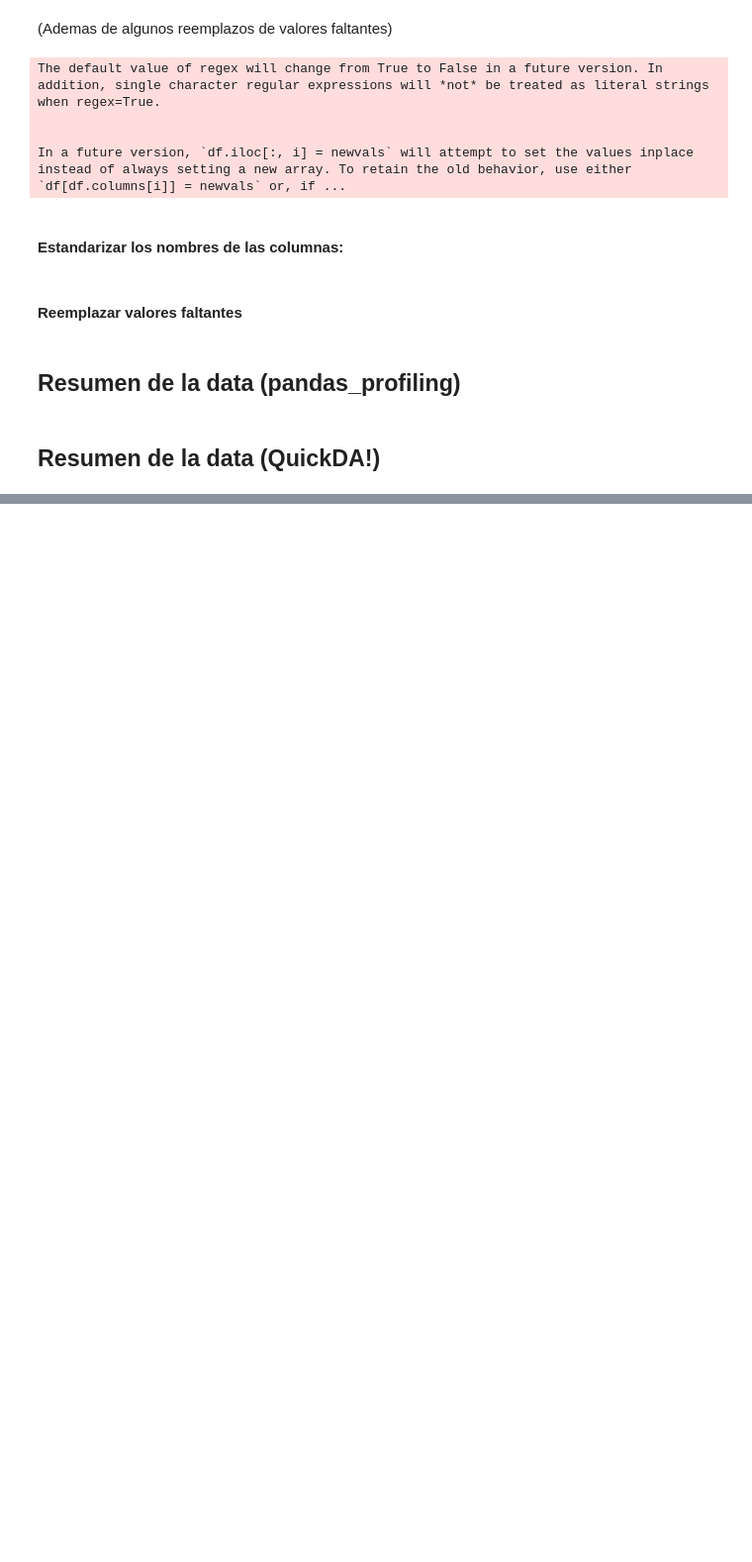
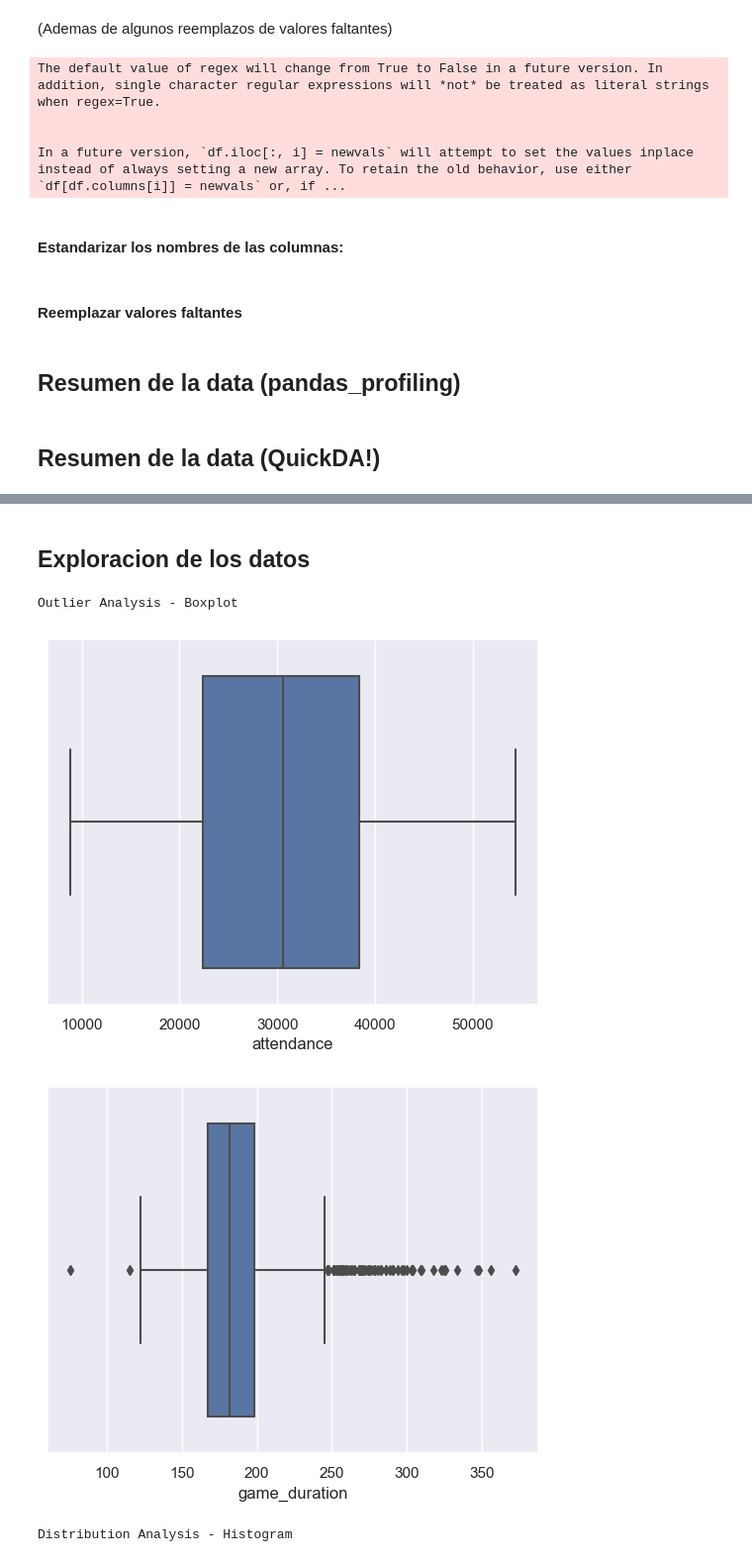
Before and after one commit to andresdlRoca/Mineria-de-datos_Lab1_UVG_2023, a Jupyter notebook: analisis.ipynb, the cells around one changed output, grey strips where cells are left out. Shown at 99% size. Saved outputs shown, nothing was run; the diff lists cells and outputs as text; code cells hidden in the pictures; blank space fills up the shorter version.

```diff
--- a/analisis.ipynb
+++ b/analisis.ipynb
@@ -135,2 +132,11 @@ The default value of numeric_only in DataFrame.max is deprecated. In a future ve
 | start_time | object | 2463 | 0 | 0.0 | 207 | 11:05:00 | - | - | - | 21:52:00 | - | ... |
 | venue | category | 2463 | 0 | 0.0 | 34 | - | - | - | - | - | - | ... |
+# %% [markdown]
+## Exploracion de los datos
+# %%
+eda_num(baseballdata)
+# %% [output]
+Outlier Analysis - Boxplot
+[figure, added]
+[figure, added]
+Distribution Analysis - Histogram
```
Also changed, not shown: parts of 8 cells of this notebook, 1 other file.
